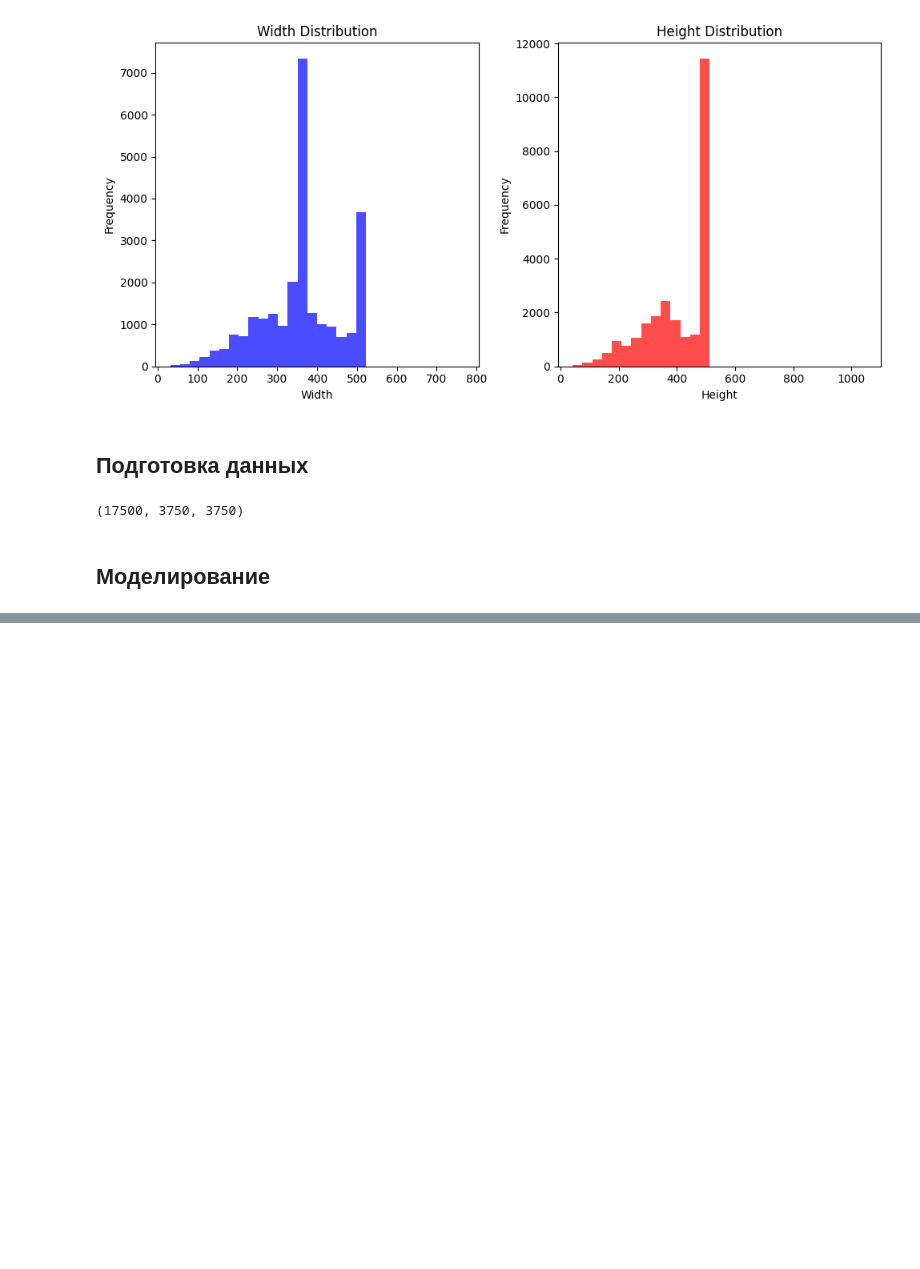
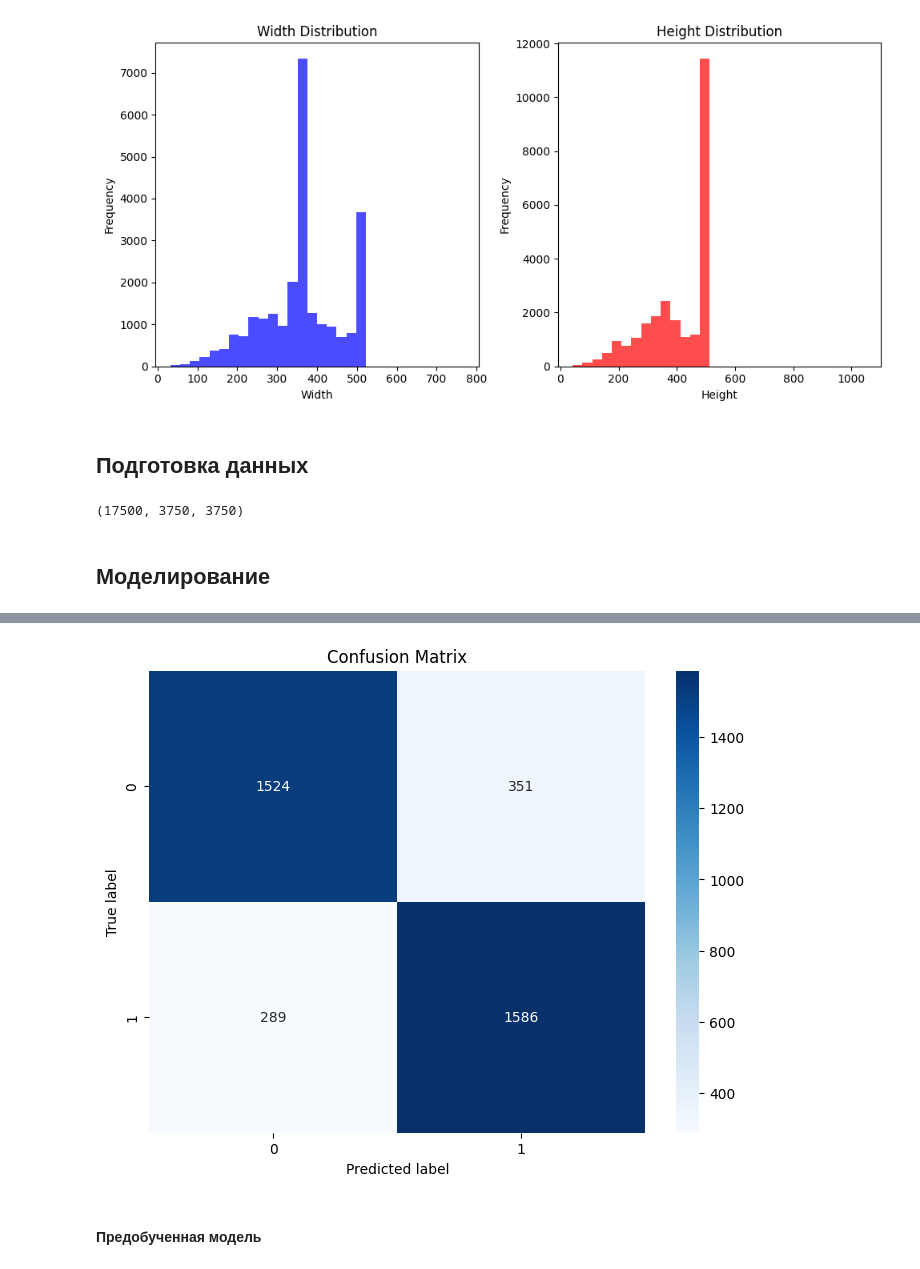
Before and after one commit to theRomansky/cat-dog-classification, a Jupyter notebook: notebooks/main_notebook.ipynb, the cells around one changed output, grey strips where cells are left out. Cells and saved outputs as stored; diff of their text form; code cells hidden in the pictures; blank space fills up the shorter version.

```diff
--- a/notebooks/main_notebook.ipynb
+++ b/notebooks/main_notebook.ipynb
@@ -135,0 +269,12 @@ test_loader = DataLoader(test_dataset, batch_size=batch_size)
+# %%
+model.eval()
+predictions = []
+test_labels = []
+with torch.no_grad():
+    for images, labels in test_loader:
+        outputs = model(images)
+        predictions.extend(outputs.tolist())
+        test_labels.extend(labels.tolist())
+
+probs = torch.tensor(predictions)
+predicted_classes = torch.argmax(probs, dim=1)
@@ -135,0 +292,12 @@ test_loader = DataLoader(test_dataset, batch_size=batch_size)
+# %%
+conf_matrix = confusion_matrix(test_labels, predicted_classes)
+plt.figure(figsize=(8, 6))
+sns.heatmap(conf_matrix, annot=True, fmt='d', cmap='Blues')
+plt.xlabel('Predicted label')
+plt.ylabel('True label')
+plt.title('Confusion Matrix')
+plt.show()
+# %% [output]
+[figure, added]
+# %% [markdown]
+#### Предобученная модель
```
Also changed, not shown: parts of 22 cells of this notebook, 1 other file.
